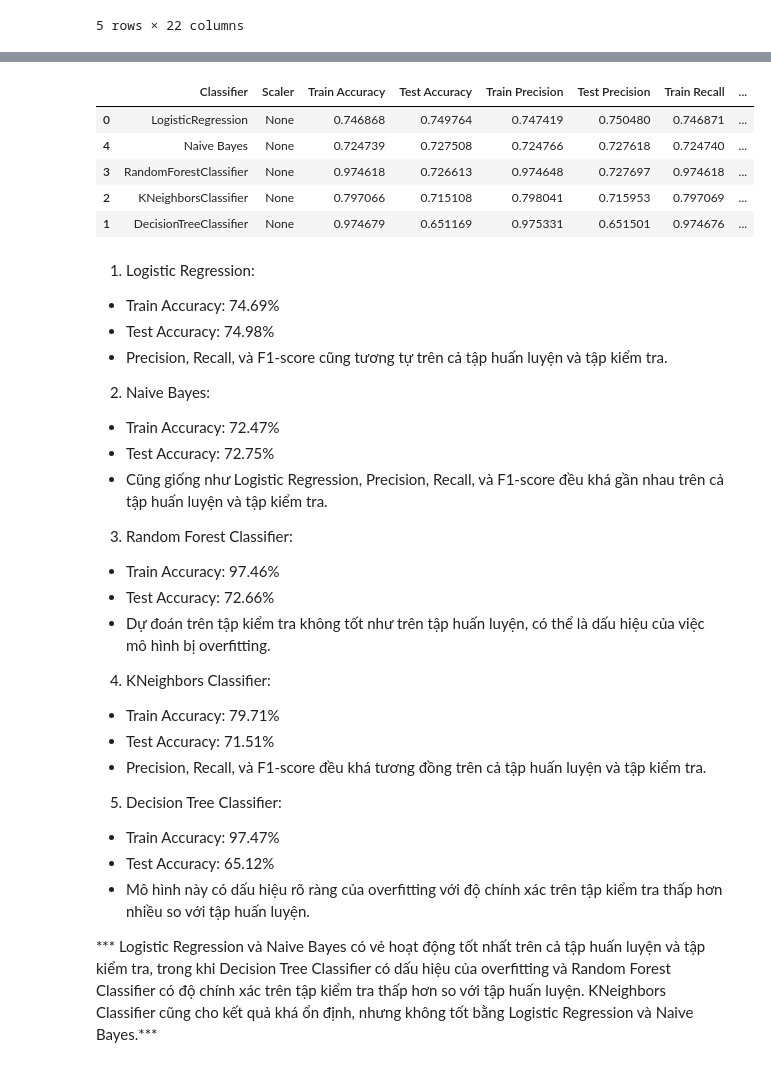
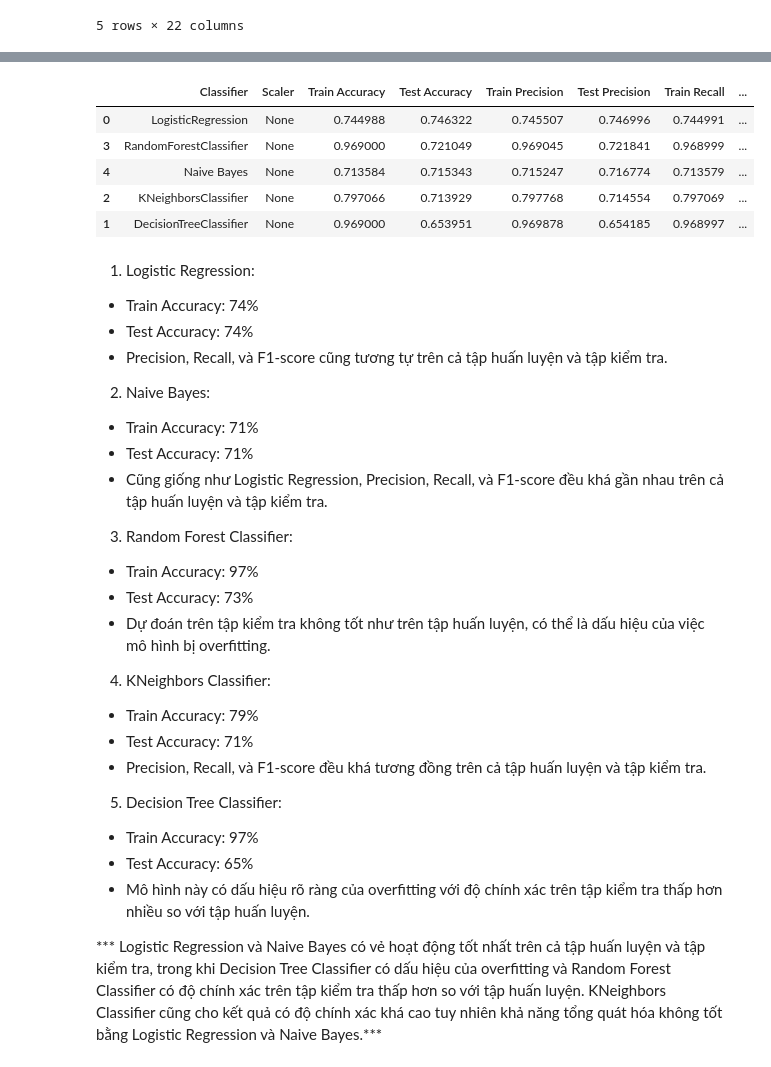
Before and after one commit to mylinh030203/AI, a Jupyter notebook: Analysis_and_Prediction_Type_2_Diabetes.ipynb, the cells around one changed output, grey strips where cells are left out. Drawn from its saved outputs; the diff is of its cells as text; code cells hidden in the pictures.

Commit message:
Được tạo bằng Colab

```diff
--- a/Analysis_and_Prediction_Type_2_Diabetes.ipynb
+++ b/Analysis_and_Prediction_Type_2_Diabetes.ipynb
@@ -548,0 +582,3 @@ train.head()
+# %%
+data_new2 = data_new.drop(['CholCheck', 'AnyHealthcare', 'HvyAlcoholConsump', 'Stroke', 'NoDocbcCost'], axis=1)
+data_new2.head()
@@ -548,0 +592,9 @@ train.head()
+# %%
+X = data_new2.drop("Diabetes_binary", axis=1)
+y = data_new2["Diabetes_binary"]
+
+X_train, X_test, y_train, y_test = train_test_split(X, y, test_size=0.3, random_state=42)
+
+train = X_train.join(y_train, lsuffix='_X_train', rsuffix='_y_train')
+test = X_test.join(y_test, lsuffix='_X_test', rsuffix='_y_test')
+train.head()
@@ -553,6 +612,7 @@ from sklearn.tree import DecisionTreeClassifier
 from sklearn.ensemble import RandomForestClassifier
 from sklearn.naive_bayes import GaussianNB
 from sklearn.base import BaseEstimator, TransformerMixin
+from sklearn.preprocessing import StandardScaler, OrdinalEncoder
 from sklearn.pipeline import Pipeline
 from sklearn.metrics import accuracy_score, precision_score, recall_score, f1_score
 
@@ -572,6 +632,7 @@ class DataFrameSelector(BaseEstimator, TransformerMixin):
     def transform(self, X):
         return X[self.attribute_names].values
 
+categorical_columns = X.select_dtypes(include=['float64', 'category']).columns.tolist()
 # Định nghĩa pipeline cho các biến phân loại
 categorical_pipeline = Pipeline([
     ("select_categoricals", DataFrameSelector(categorical_columns)),  # Chọn tất cả các cột
@@ -584,62 +645,62 @@ def apply_pipeline_for_categorical(classifier):
         ('classifier', classifier)
     ])
 
 # Hàm đánh giá các chỉ số phân loại
 def compute_metrics(model, X, y):
     y_pred = model.predict(X)
     accuracy = accuracy_score(y, y_pred)
     precision = precision_score(y, y_pred, average='macro')
     recall = recall_score(y, y_pred, average='macro')
     f1 = f1_score(y, y_pred, average='macro')
     return accuracy, precision, recall, f1
 
 result = []
 
 for clf_name, clf in zip(clf_names, clfs):
     for sc_name, sc in zip(sc_names, scs):
         pipe = apply_pipeline_for_categorical(clf)
         model_fit = pipe.fit(X_train, y_train)
 
         train_accuracy, train_precision, train_recall, train_f1 = compute_metrics(model_fit, X_train, y_train)
         test_accuracy, test_precision, test_recall, test_f1 = compute_metrics(model_fit, X_test, y_test)
 
         result.append((clf_name, sc_name, train_accuracy, test_accuracy, train_precision, test_precision, train_recall, test_recall, train_f1, test_f1))
 
 # Tạo DataFrame với kết quả
 columns = ["Classifier", "Scaler", "Train Accuracy", "Test Accuracy", "Train Precision", "Test Precision", "Train Recall", "Test Recall", "Train F1", "Test F1"]
 df_result = pd.DataFrame(data=result, columns=columns).sort_values('Test Accuracy', ascending=False)
 df_result
 # %% [output]
 |  | Classifier | Scaler | Train Accuracy | Test Accuracy | Train Precision | Test Precision | Train Recall | ... |
-| 0 | LogisticRegression | None | 0.746868 | 0.749764 | 0.747419 | 0.750480 | 0.746871 | ... |
-| 4 | Naive Bayes | None | 0.724739 | 0.727508 | 0.724766 | 0.727618 | 0.724740 | ... |
-| 3 | RandomForestClassifier | None | 0.974618 | 0.726613 | 0.974648 | 0.727697 | 0.974618 | ... |
-| 2 | KNeighborsClassifier | None | 0.797066 | 0.715108 | 0.798041 | 0.715953 | 0.797069 | ... |
-| 1 | DecisionTreeClassifier | None | 0.974679 | 0.651169 | 0.975331 | 0.651501 | 0.974676 | ... |
+| 0 | LogisticRegression | None | 0.744988 | 0.746322 | 0.745507 | 0.746996 | 0.744991 | ... |
+| 3 | RandomForestClassifier | None | 0.969000 | 0.721049 | 0.969045 | 0.721841 | 0.968999 | ... |
+| 4 | Naive Bayes | None | 0.713584 | 0.715343 | 0.715247 | 0.716774 | 0.713579 | ... |
+| 2 | KNeighborsClassifier | None | 0.797066 | 0.713929 | 0.797768 | 0.714554 | 0.797069 | ... |
+| 1 | DecisionTreeClassifier | None | 0.969000 | 0.653951 | 0.969878 | 0.654185 | 0.968997 | ... |
 # %% [markdown]
 1. Logistic Regression:
-- Train Accuracy: 74.69%
-- Test Accuracy: 74.98%
+- Train Accuracy: 74%
+- Test Accuracy: 74%
 - Precision, Recall, và F1-score cũng tương tự trên cả tập huấn luyện và tập kiểm tra.
 
 2. Naive Bayes:
-- Train Accuracy: 72.47%
-- Test Accuracy: 72.75%
+- Train Accuracy: 71%
+- Test Accuracy: 71%
 - Cũng giống như Logistic Regression, Precision, Recall, và F1-score đều khá gần nhau trên cả tập huấn luyện và tập kiểm tra.
 
 3. Random Forest Classifier:
-- Train Accuracy: 97.46%
-- Test Accuracy: 72.66%
+- Train Accuracy: 97%
+- Test Accuracy: 73%
 - Dự đoán trên tập kiểm tra không tốt như trên tập huấn luyện, có thể là dấu hiệu của việc mô hình bị overfitting.
 
 4. KNeighbors Classifier:
-- Train Accuracy: 79.71%
-- Test Accuracy: 71.51%
+- Train Accuracy: 79%
+- Test Accuracy: 71%
 - Precision, Recall, và F1-score đều khá tương đồng trên cả tập huấn luyện và tập kiểm tra.
 
 5. Decision Tree Classifier:
-- Train Accuracy: 97.47%
-- Test Accuracy: 65.12%
+- Train Accuracy: 97%
+- Test Accuracy: 65%
 - Mô hình này có dấu hiệu rõ ràng của overfitting với độ chính xác trên tập kiểm tra thấp hơn nhiều so với tập huấn luyện.</br>
 
-*** Logistic Regression và Naive Bayes có vẻ hoạt động tốt nhất trên cả tập huấn luyện và tập kiểm tra, trong khi Decision Tree Classifier có dấu hiệu của overfitting và Random Forest Classifier có độ chính xác trên tập kiểm tra thấp hơn so với tập huấn luyện. KNeighbors Classifier cũng cho kết quả khá ổn định, nhưng không tốt bằng Logistic Regression và Naive Bayes.***
+*** Logistic Regression và Naive Bayes có vẻ hoạt động tốt nhất trên cả tập huấn luyện và tập kiểm tra, trong khi Decision Tree Classifier có dấu hiệu của overfitting và Random Forest Classifier có độ chính xác trên tập kiểm tra thấp hơn so với tập huấn luyện. KNeighbors Classifier cũng cho kết quả có độ chính xác khá cao tuy nhiên khả năng tổng quát hóa không tốt bằng Logistic Regression và Naive Bayes.***
```
Also changed, not shown: parts of 4 cells of this notebook.
